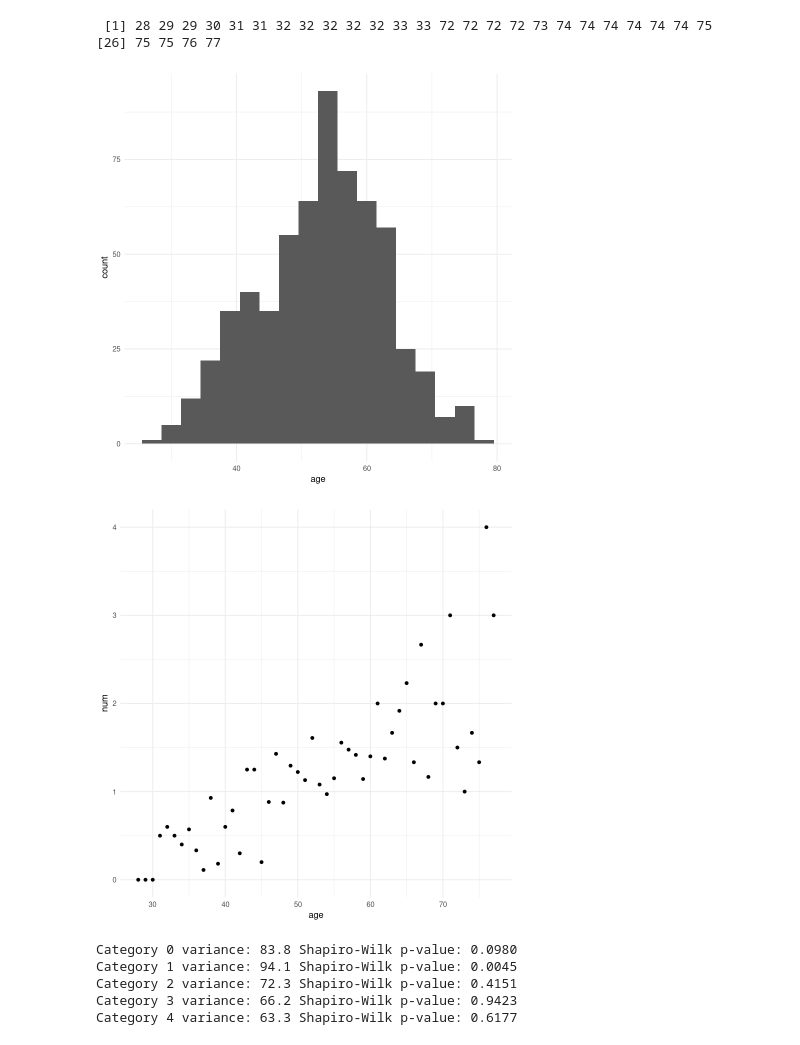
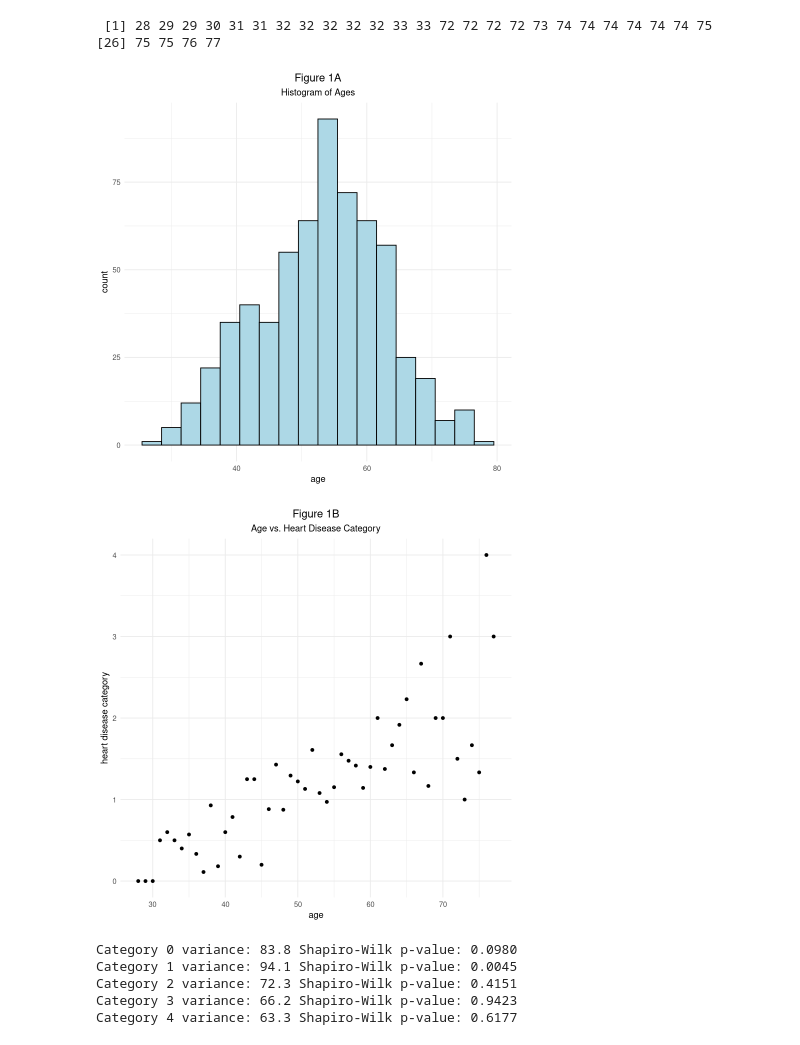
Before and after one commit to jerradmgenson/qdaim-proto, a Jupyter notebook: src/notebooks/dataset_analysis.ipynb, the cells around one changed output. Cells and saved outputs as stored; diff of their text form; code cells hidden in the pictures.

```diff
--- a/src/notebooks/dataset_analysis.ipynb
+++ b/src/notebooks/dataset_analysis.ipynb
@@ -132,16 +142,16 @@ print(outliers)
  [1] 28 29 29 30 31 31 32 32 32 32 32 33 33 72 72 72 72 73 74 74 74 74 74 74 75
 [26] 75 75 76 77
 # %%
-# Histogram of age.
-ggplot(heart_disease_data, aes(x=age)) + geom_histogram(binwidth=3) + theme_minimal()
+# Histogram of attribute age.
+ggplot(heart_disease_data, aes(x=age)) + ggtitle(label='Figure 1A', subtitle='Histogram of Ages') + geom_histogram(binwidth=3, color='black', fill='lightblue') + theme_minimal() + theme(plot.title = element_text(hjust = 0.5), plot.subtitle = element_text(hjust = 0.5))
 # %% [output]
-[figure, old version]
+[figure, new version]
 # %%
 # Scatter plot showing average heart disease category per age.
 average_category_per_age = aggregate(num ~ age, heart_disease_data, mean)
-ggplot(average_category_per_age, aes(x=age, y=num)) + geom_point() + theme_minimal()
+ggplot(average_category_per_age, aes(x=age, y=num)) + ggtitle(label='Figure 1B', subtitle='Age vs. Heart Disease Category') + ylab('heart disease category') + geom_point() + theme_minimal() + theme(plot.title = element_text(hjust = 0.5), plot.subtitle = element_text(hjust = 0.5))
 # %% [output]
-[figure, old version]
+[figure, new version]
 # %%
 # Compare the age variance in each target category and
 # whether or not the sample population is normally distributed.
```
Also changed, not shown: parts of 14 cells of this notebook.
